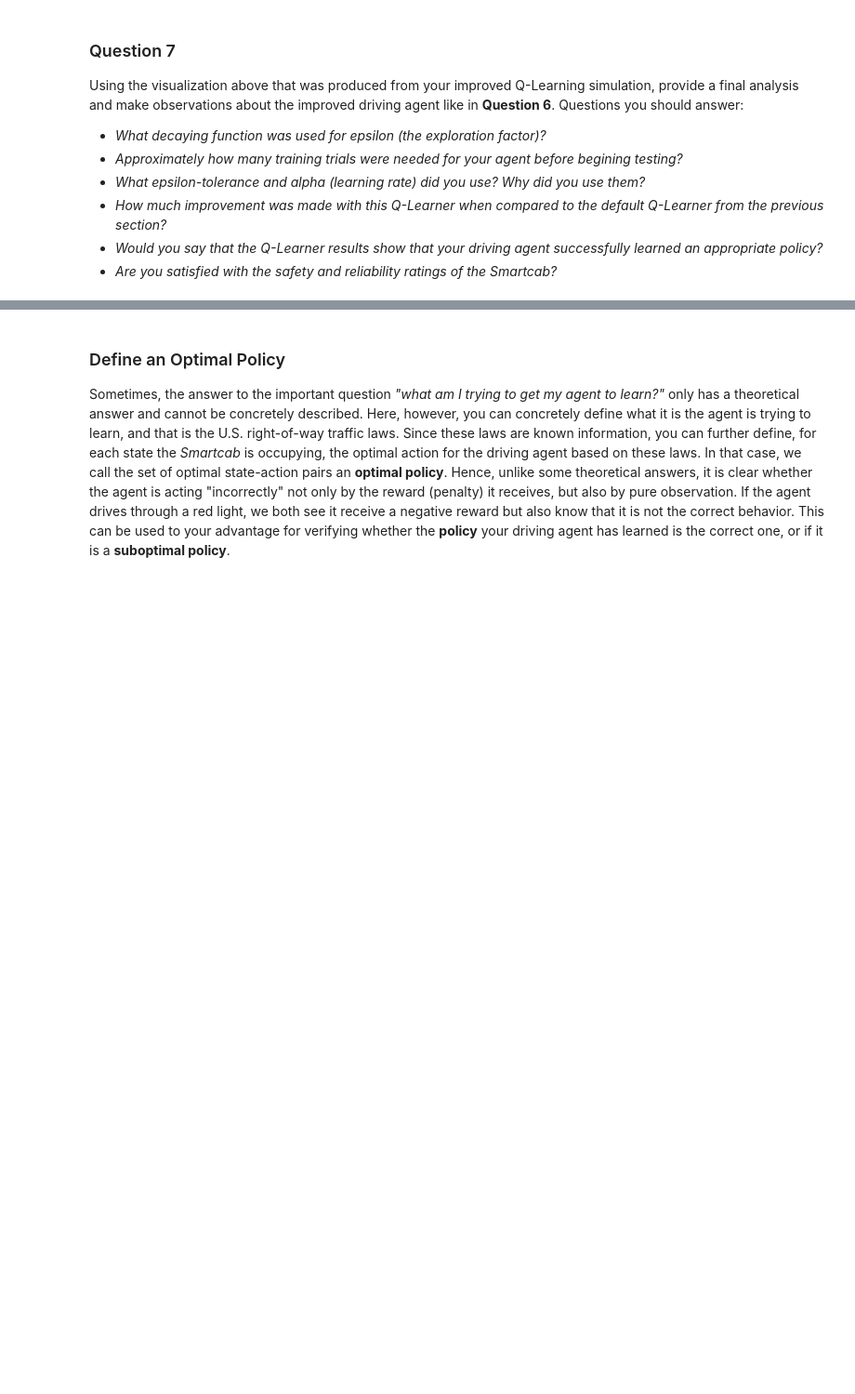
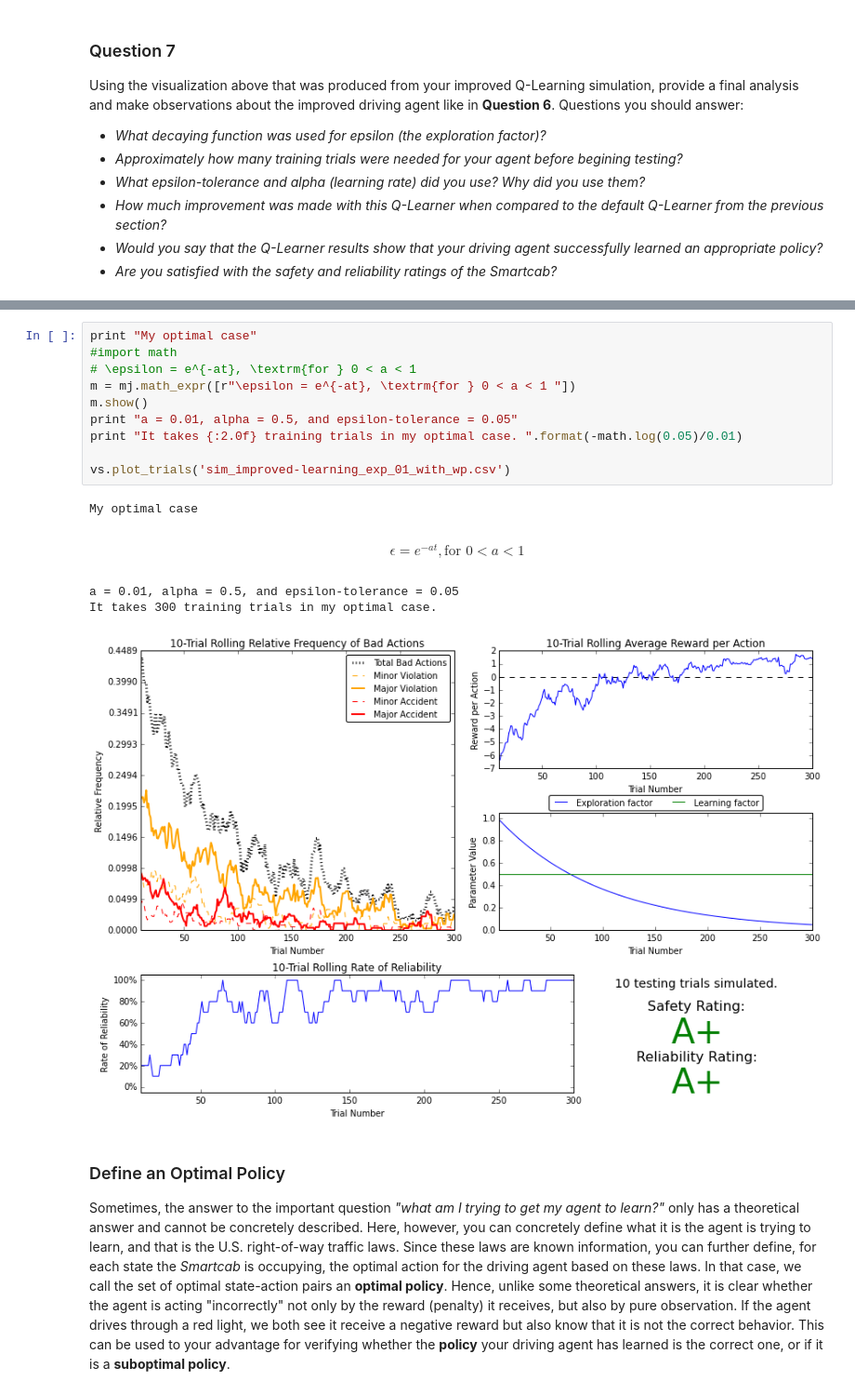
Before and after one commit to snowdj/MLND_smartcab, a Jupyter notebook: smartcab.ipynb, the cells around one changed output, grey strips where cells are left out. Shown at 93% size. Saved outputs shown, nothing was run; the diff lists cells and outputs as text; blank space fills up the shorter version.

```diff
--- a/smartcab.ipynb
+++ b/smartcab.ipynb
@@ -281,3 +282,19 @@ Among all the tests above, I am not satisfied with the safety and reliability ra
+# %%
+print "My optimal case"
+#import math
+# \epsilon = e^{-at}, \textrm{for } 0 < a < 1
+m = mj.math_expr([r"\epsilon = e^{-at}, \textrm{for } 0 < a < 1 "])
+m.show()
+print "a = 0.01, alpha = 0.5, and epsilon-tolerance = 0.05"
+print "It takes {:2.0f} training trials in my optimal case. ".format(-math.log(0.05)/0.01)
+
+vs.plot_trials('sim_improved-learning_exp_01_with_wp.csv')
+# %% [output]
+My optimal case
+$$\epsilon = e^{-at}, \textrm{for } 0 < a < 1 $$
+a = 0.01, alpha = 0.5, and epsilon-tolerance = 0.05
+It takes 300 training trials in my optimal case.
+[figure, added]
 # %% [markdown]
 ### Define an Optimal Policy
 
```
Also changed, not shown: parts of 7 cells of this notebook, 1 other file.
